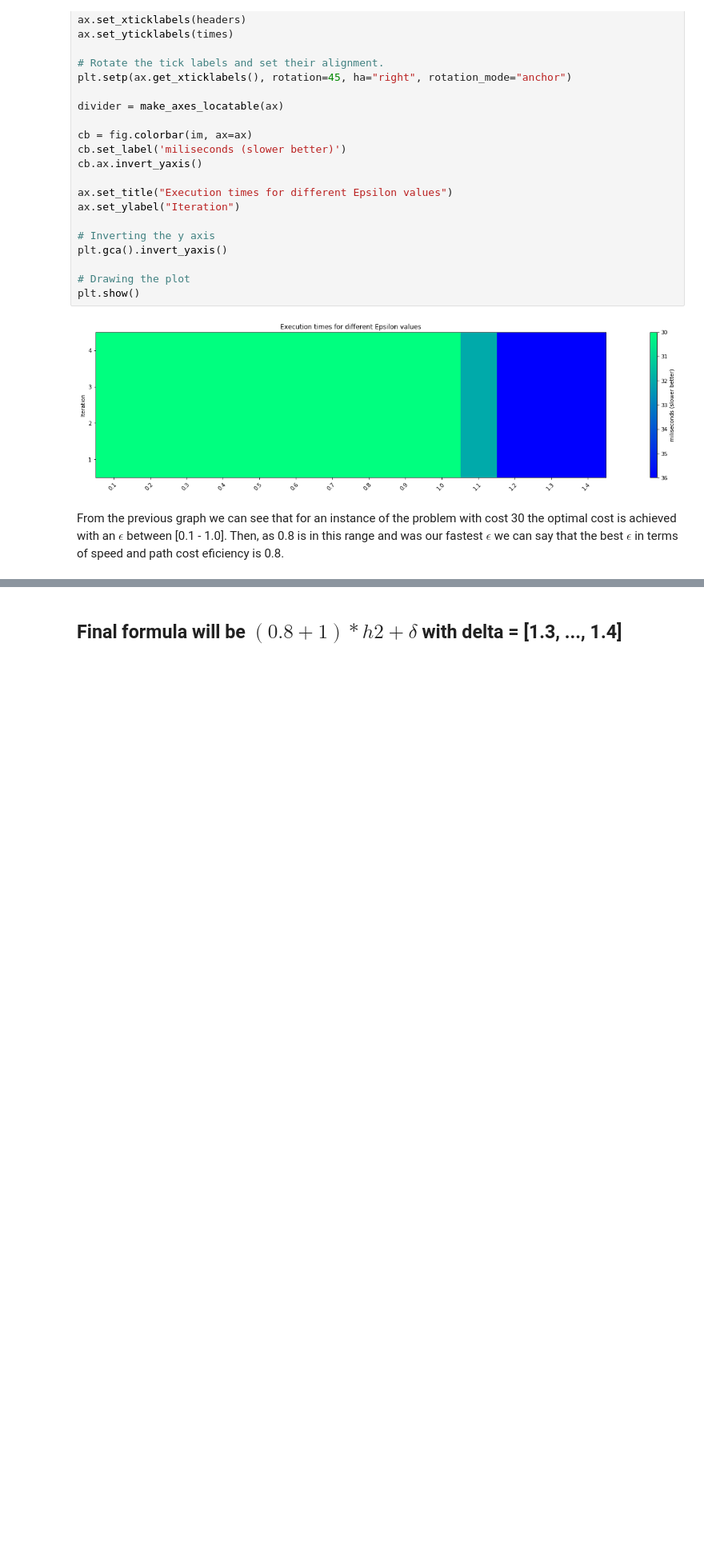
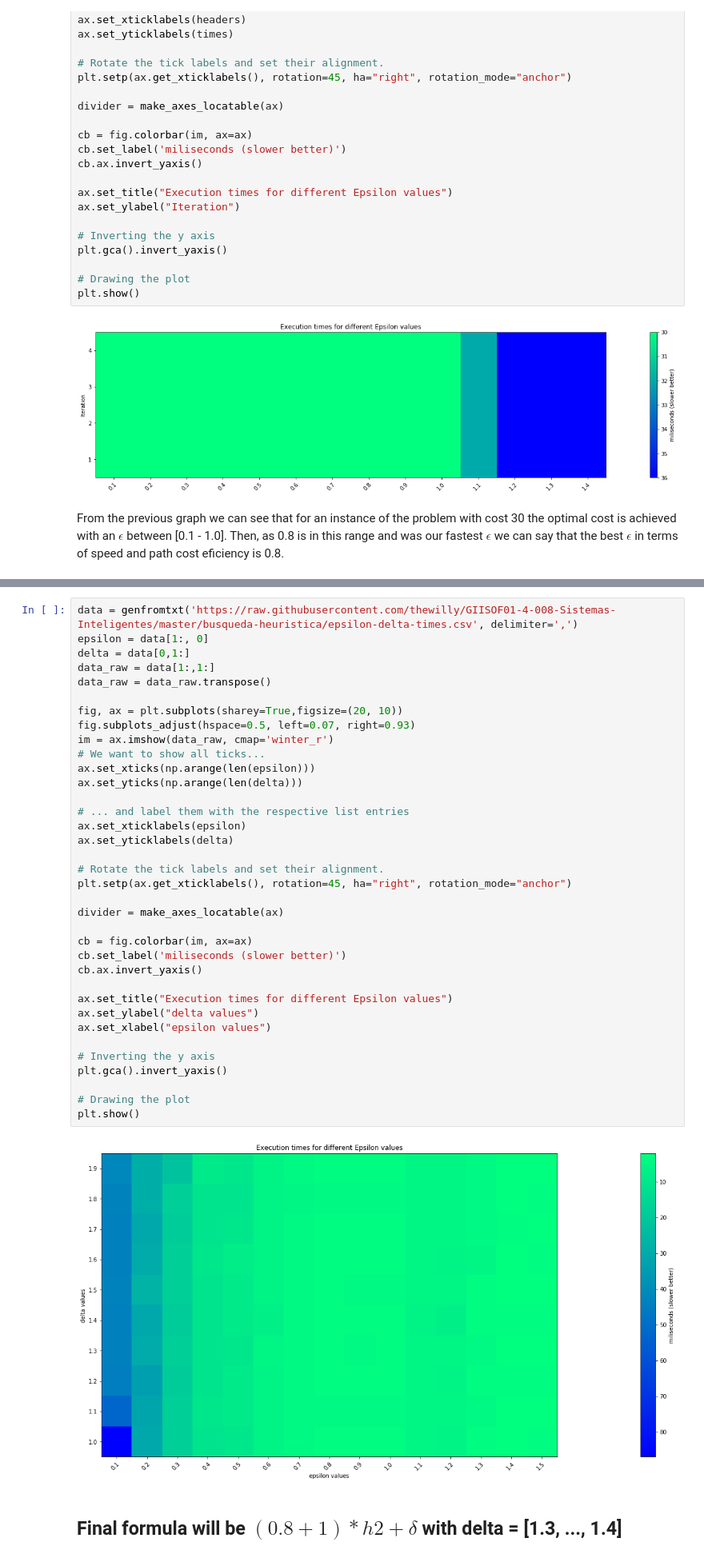
Before and after one commit to thewilly/GIISOF01-4-008-Sistemas-Inteligentes, a Jupyter notebook: busqueda-heuristica/data.ipynb, the cells around one changed output, grey strips where cells are left out. Shown at 80% size. Saved outputs shown, nothing was run; the diff lists cells and outputs as text; blank space fills up the shorter version.

```diff
--- a/busqueda-heuristica/data.ipynb
+++ b/busqueda-heuristica/data.ipynb
@@ -144,4 +144,42 @@ The results of the calculations for the diffetent $\epsilon$ values are stored a
 
 Lets plot the results obtained:
+# %%
+data = genfromtxt('https://raw.githubusercontent.com/thewilly/GIISOF01-4-008-Sistemas-Inteligentes/master/busqueda-heuristica/epsilon-delta-times.csv', delimiter=',')
+epsilon = data[1:, 0]
+delta = data[0,1:]
+data_raw = data[1:,1:]
+data_raw = data_raw.transpose()
+
+fig, ax = plt.subplots(sharey=True,figsize=(20, 10))
+fig.subplots_adjust(hspace=0.5, left=0.07, right=0.93)
+im = ax.imshow(data_raw, cmap='winter_r')
+# We want to show all ticks...
+ax.set_xticks(np.arange(len(epsilon)))
+ax.set_yticks(np.arange(len(delta)))
+
+# ... and label them with the respective list entries
+ax.set_xticklabels(epsilon)
+ax.set_yticklabels(delta)
+
+# Rotate the tick labels and set their alignment.
+plt.setp(ax.get_xticklabels(), rotation=45, ha="right", rotation_mode="anchor")
+
+divider = make_axes_locatable(ax)
+
+cb = fig.colorbar(im, ax=ax)
+cb.set_label('miliseconds (slower better)')
+cb.ax.invert_yaxis()
+
+ax.set_title("Execution times for different Epsilon values")
+ax.set_ylabel("delta values")
+ax.set_xlabel("epsilon values")
+
+# Inverting the y axis
+plt.gca().invert_yaxis()
+
+# Drawing the plot
+plt.show()
+# %% [output]
+[figure, added]
 # %% [markdown]
 ## Final formula will be $(0.8 + 1)*h2 + \delta$ with delta = [1.3, ..., 1.4]
```
Also changed, not shown: parts of 1 cell of this notebook.
